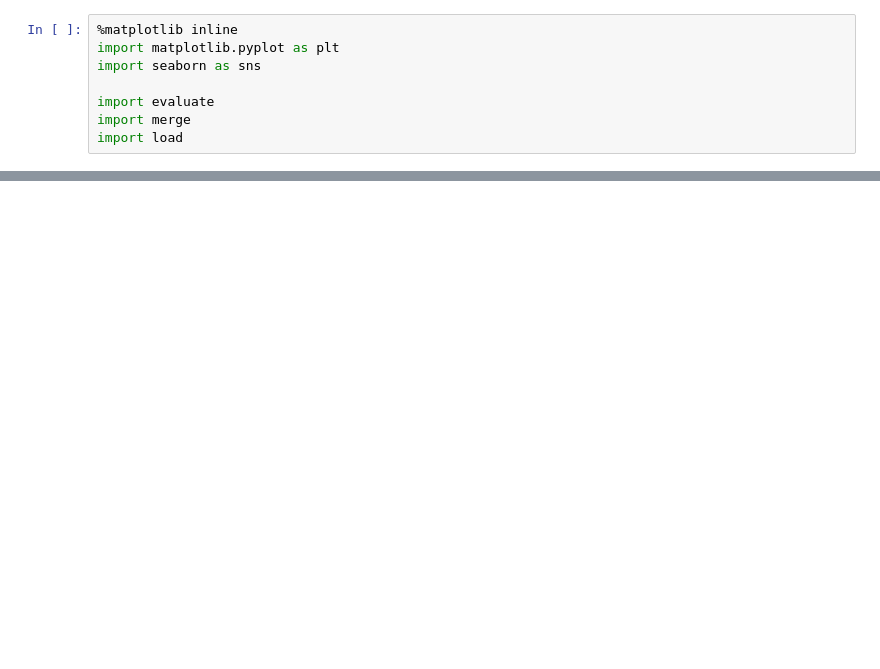
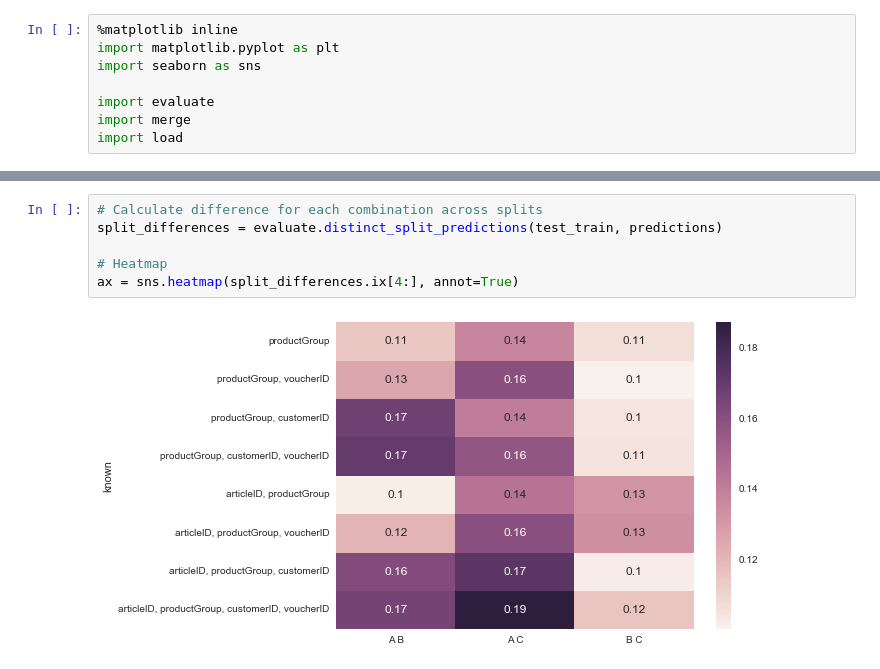
Before and after one commit to busfahren/dmc-results, a Jupyter notebook: test-evaluation.ipynb, the cells around one changed output, grey strips where cells are left out. Cells and saved outputs as stored; diff of their text form; blank space fills up the shorter version.

```diff
--- a/test-evaluation.ipynb
+++ b/test-evaluation.ipynb
@@ -92,0 +77,8 @@ ax = sns.heatmap(test_split_confidences.ix[4:], annot=True)
+# %%
+# Calculate difference for each combination across splits
+split_differences = evaluate.distinct_split_predictions(test_train, predictions)
+
+# Heatmap
+ax = sns.heatmap(split_differences.ix[4:], annot=True)
+# %% [output]
+[figure, added]
```
Also changed, not shown: parts of 43 cells of this notebook, 4 other files.
